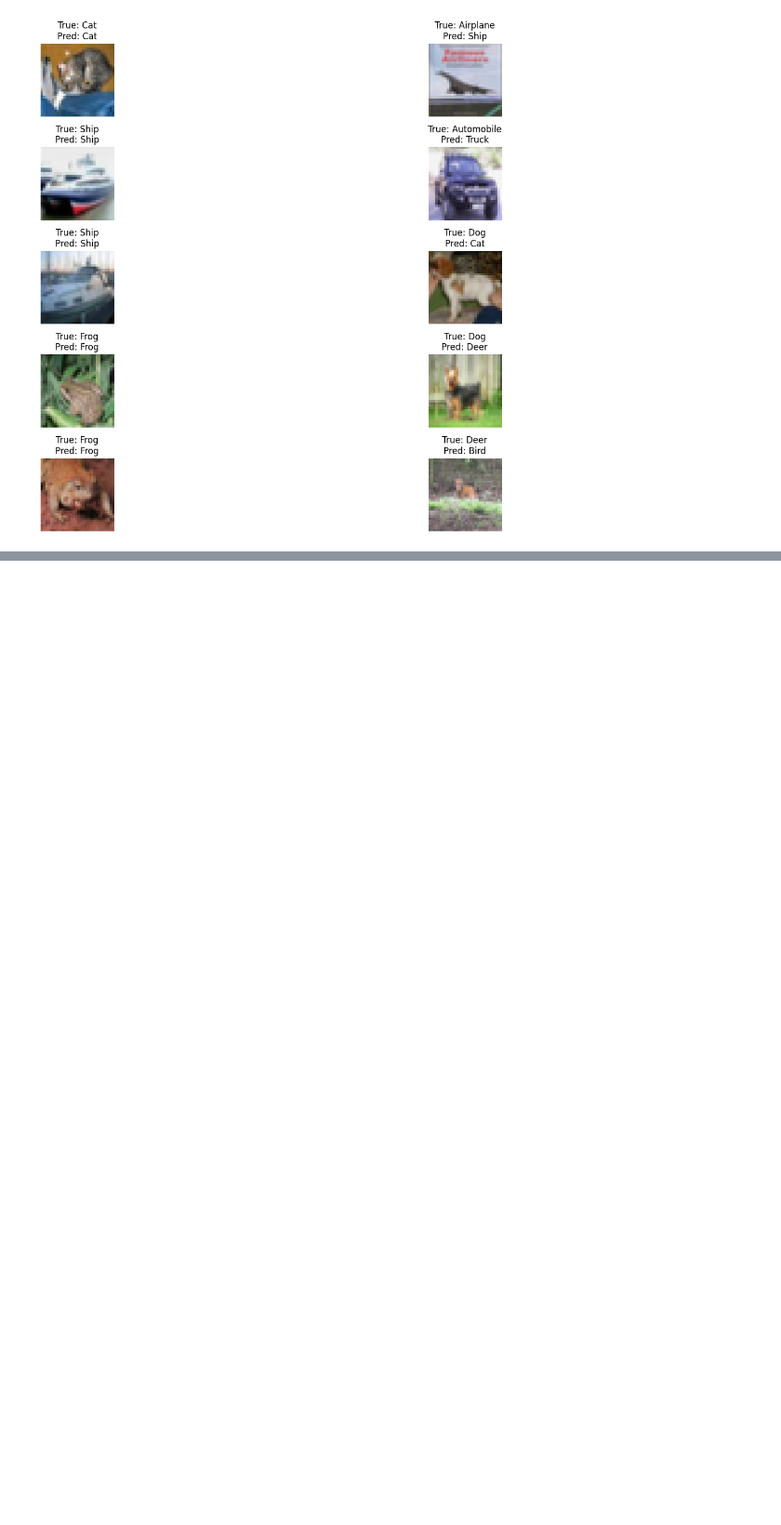
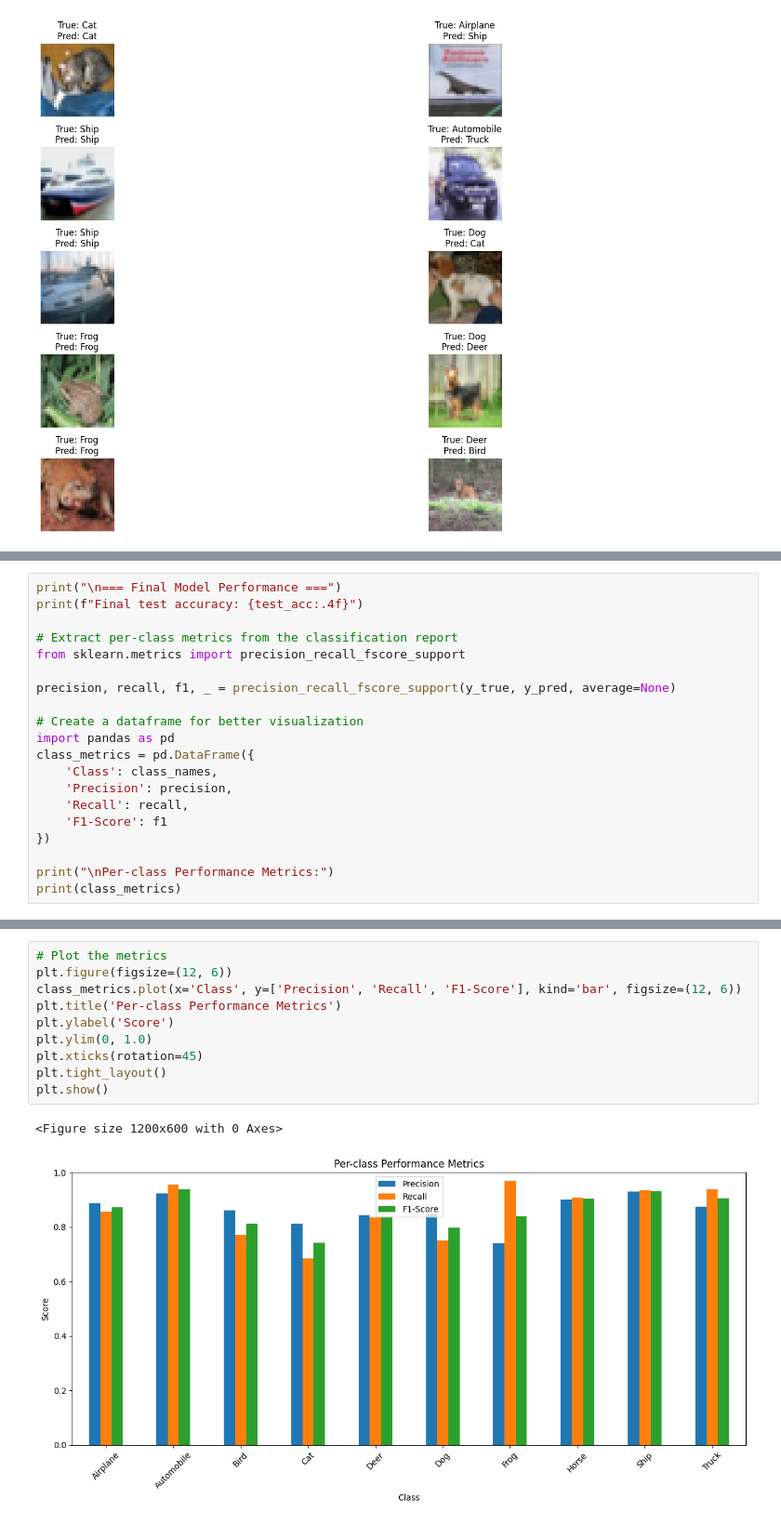
Before and after one commit to ramaoutlook/Image-Classification-with-CNN-Keras-Tensorflow-CIFER-10-Task3-CodTech, a Jupyter notebook: Image_Classification_with_CNN_Keras_Tensorflow_CIFER_10.ipynb, the cells around one changed output, grey strips where cells are left out. Shown at 93% size. Drawn from its saved outputs; the diff is of its cells as text; blank space fills up the shorter version.

```diff
--- a/Image_Classification_with_CNN_Keras_Tensorflow_CIFER_10.ipynb
+++ b/Image_Classification_with_CNN_Keras_Tensorflow_CIFER_10.ipynb
@@ -427,0 +462,20 @@ plot_predictions(X_test, y_true, y_pred, class_names)
+# %%
+print("\n=== Final Model Performance ===")
+print(f"Final test accuracy: {test_acc:.4f}")
+
+# Extract per-class metrics from the classification report
+from sklearn.metrics import precision_recall_fscore_support
+
+precision, recall, f1, _ = precision_recall_fscore_support(y_true, y_pred, average=None)
+
+# Create a dataframe for better visualization
+import pandas as pd
+class_metrics = pd.DataFrame({
+    'Class': class_names,
+    'Precision': precision,
+    'Recall': recall,
+    'F1-Score': f1
+})
+
+print("\nPer-class Performance Metrics:")
+print(class_metrics)
@@ -427,0 +498,13 @@ plot_predictions(X_test, y_true, y_pred, class_names)
+# %%
+# Plot the metrics
+plt.figure(figsize=(12, 6))
+class_metrics.plot(x='Class', y=['Precision', 'Recall', 'F1-Score'], kind='bar', figsize=(12, 6))
+plt.title('Per-class Performance Metrics')
+plt.ylabel('Score')
+plt.ylim(0, 1.0)
+plt.xticks(rotation=45)
+plt.tight_layout()
+plt.show()
+# %% [output]
+<Figure size 1200x600 with 0 Axes>
+[figure, added]
```
Also changed, not shown: parts of 6 cells of this notebook.
